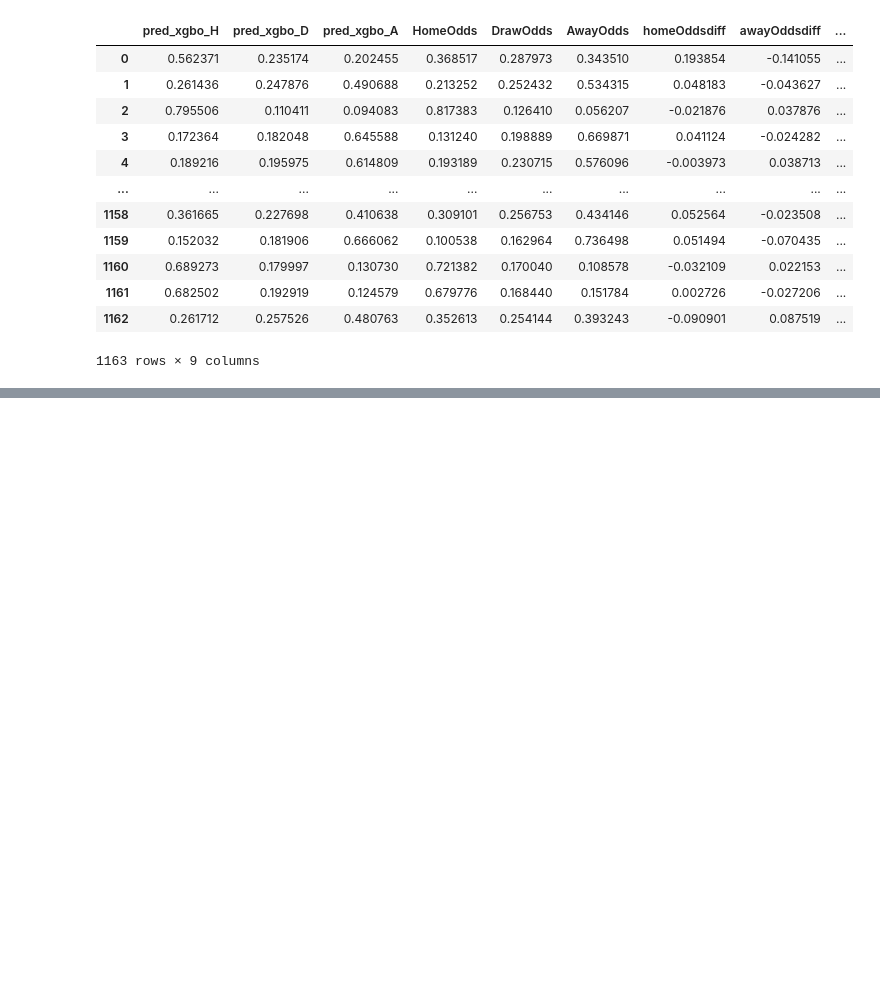
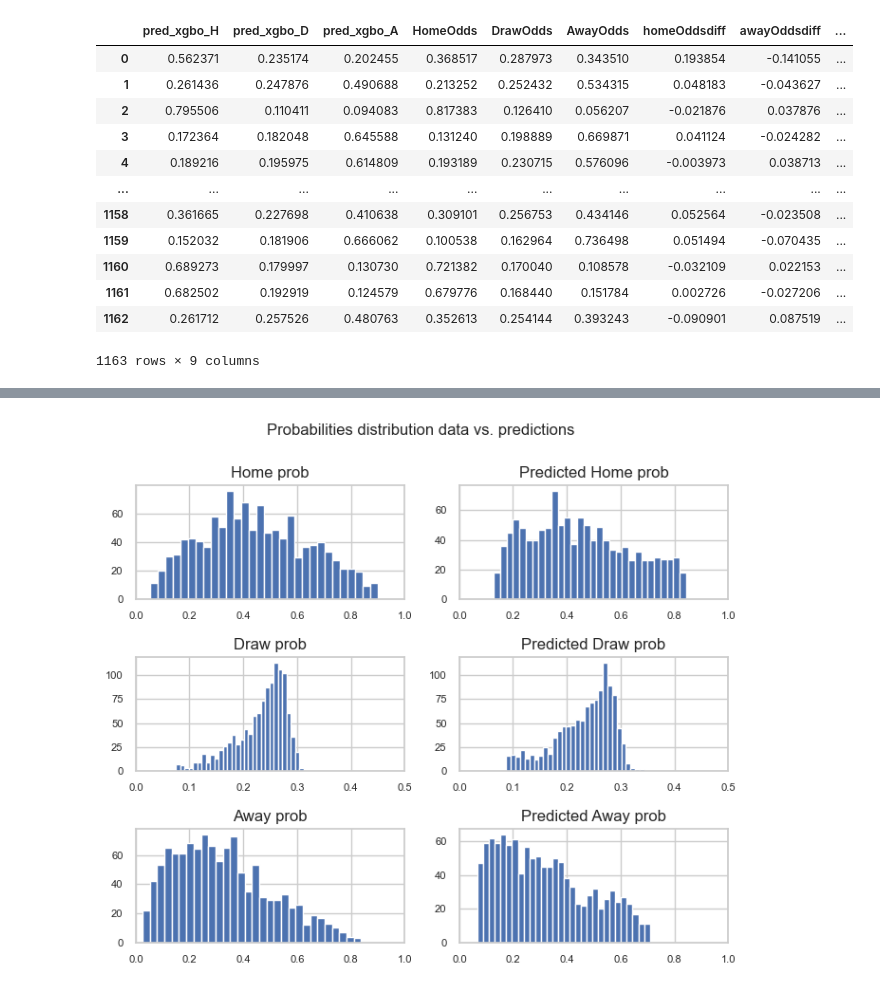
Before and after one commit to projektiox/MachineLearningFootballOutcomes, a Jupyter notebook: ML_dec_tree_football/Github/random_forest_xgboost_footballmatches.ipynb, the cells around one changed output, grey strips where cells are left out. Saved outputs shown, nothing was run; the diff lists cells and outputs as text; code cells hidden in the pictures; blank space fills up the shorter version.

```diff
--- a/ML_dec_tree_football/Github/random_forest_xgboost_footballmatches.ipynb
+++ b/ML_dec_tree_football/Github/random_forest_xgboost_footballmatches.ipynb
@@ -1480,3 +1428,50 @@ plt.show()
+# %%
+import matplotlib.pyplot as plt
+
+# Data dict (structure everything cleanly)
+data = [
+    ('Home',
+     proba_xgbo_df['pred_xgbo_H'].dropna(),
+     proba_xgbo_df['HomeOdds'].dropna(),
+     (0, 1)),
+
+    ('Draw',
+     proba_xgbo_df['pred_xgbo_D'].dropna(),
+     proba_xgbo_df['DrawOdds'].dropna(),
+     (0, 0.5)),
+
+    ('Away',
+     proba_xgbo_df['pred_xgbo_A'].dropna(),
+     proba_xgbo_df['AwayOdds'].dropna(),
+     (0, 1)),
+]
+
+plt.figure(figsize=(7, 6))
+
+for i, (label, pred, odds, xlim) in enumerate(data):
+
+    # Odds plot (left column)
+    plt.subplot(3, 2, i*2 + 1)
+    plt.hist(odds, bins=30)
+    plt.xlim(xlim)
+    plt.title(f'{label} prob')
+    plt.gca().tick_params(axis='both', labelsize=8)
+
+    # Prediction plot (right column)
+    plt.subplot(3, 2, i*2 + 2)
+    plt.hist(pred, bins=30)
+    plt.xlim(xlim)
+    plt.title(f'Predicted {label} prob')
+    plt.gca().tick_params(axis='both', labelsize=8)
+
+# Main title
+fig = plt.gcf()
+fig.suptitle('Probabilities distribution data vs. predictions', fontsize=12)
+
+plt.tight_layout(rect=[0, 0, 1, 0.99])
+plt.show()
+# %% [output]
+[figure, added]
 # %%
 import matplotlib.pyplot as plt
 
```
Also changed, not shown: parts of 2 cells of this notebook, 5 other files.
